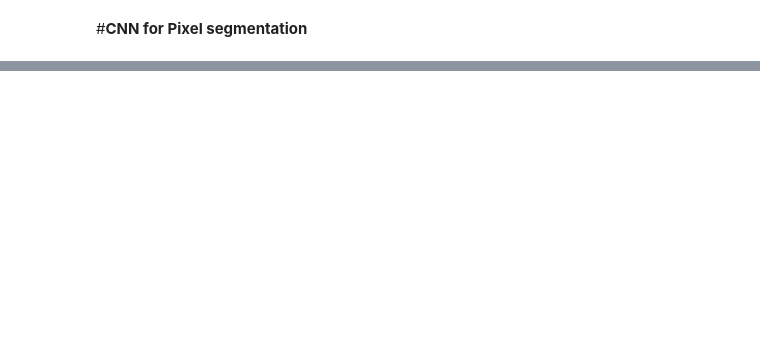
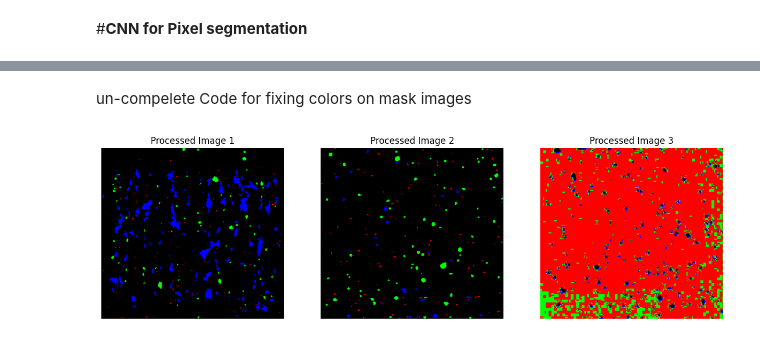
Before and after one commit to saharmahdie/PORTAL_code, a Jupyter notebook: CNN_model.ipynb, the cells around one changed output, grey strips where cells are left out. Cells and saved outputs as stored; diff of their text form; code cells hidden in the pictures; blank space fills up the shorter version.

```diff
--- a/CNN_model.ipynb
+++ b/CNN_model.ipynb
@@ -295,0 +638,63 @@ plt.show()
+# %% [markdown]
+un-compelete Code for fixing colors on mask images
+# %%
+import numpy as np
+from PIL import Image
+import matplotlib.pyplot as plt
+
+# Loading the images
+mask1_image = Image.open('/content/data/masks/mask1.JPG')
+mask2_image = Image.open('/content/data/masks/mask2.JPG')
+test_mask_image = Image.open('/content/data/test/test_image.JPG')
+
+
+# Define the target colors
+colors = {
+    'black': [0, 0, 0],
+    'red': [255, 0, 0],
+    'green': [0, 255, 0],
+    'blue': [0, 0, 255]
+}
+
+# Function to find the closest color
+def closest_color(pixel):
+    min_distance = float('inf')
+    closest_color = None
+    for color_name, color_value in colors.items():
+        distance = np.linalg.norm(np.array(pixel) - np.array(color_value))
+        if distance < min_distance:
+            min_distance = distance
+            closest_color = color_value
+    return tuple(closest_color)
+
+# Function to process the image
+def process_image(image):
+    processed_image = image.convert('RGB')
+    pixels = processed_image.load()
+    for i in range(processed_image.width):
+        for j in range(processed_image.height):
+            pixels[i, j] = closest_color(pixels[i, j])
+    return processed_image
+
+# Process the images
+processed_mask1_image = process_image(mask1_image)
+processed_mask2_image = process_image(mask2_image)
+processed_test_mask_image = process_image(test_mask_image)
+
+# Display the processed images
+fig, axes = plt.subplots(1, 3, figsize=(15, 5))
+axes[0].imshow(processed_mask1_image)
+axes[0].set_title('Processed Image 1')
+axes[0].axis('off')
+
+axes[1].imshow(processed_mask2_image)
+axes[1].set_title('Processed Image 2')
+axes[1].axis('off')
+
+axes[2].imshow(processed_test_mask_image)
+axes[2].set_title('Processed Image 3')
+axes[2].axis('off')
+
+plt.show()
+# %% [output]
+[figure, added]
```
Also changed, not shown: parts of 27 cells of this notebook.
